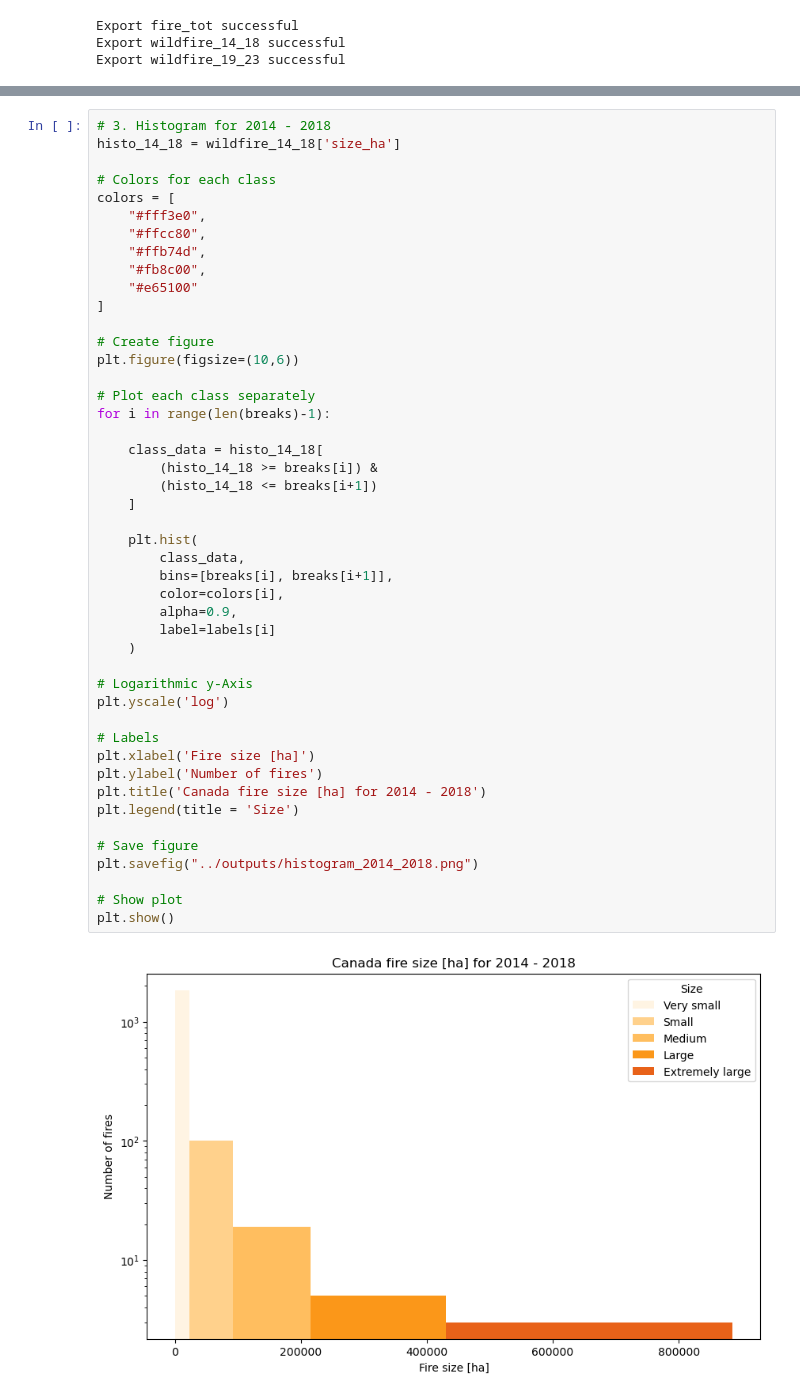
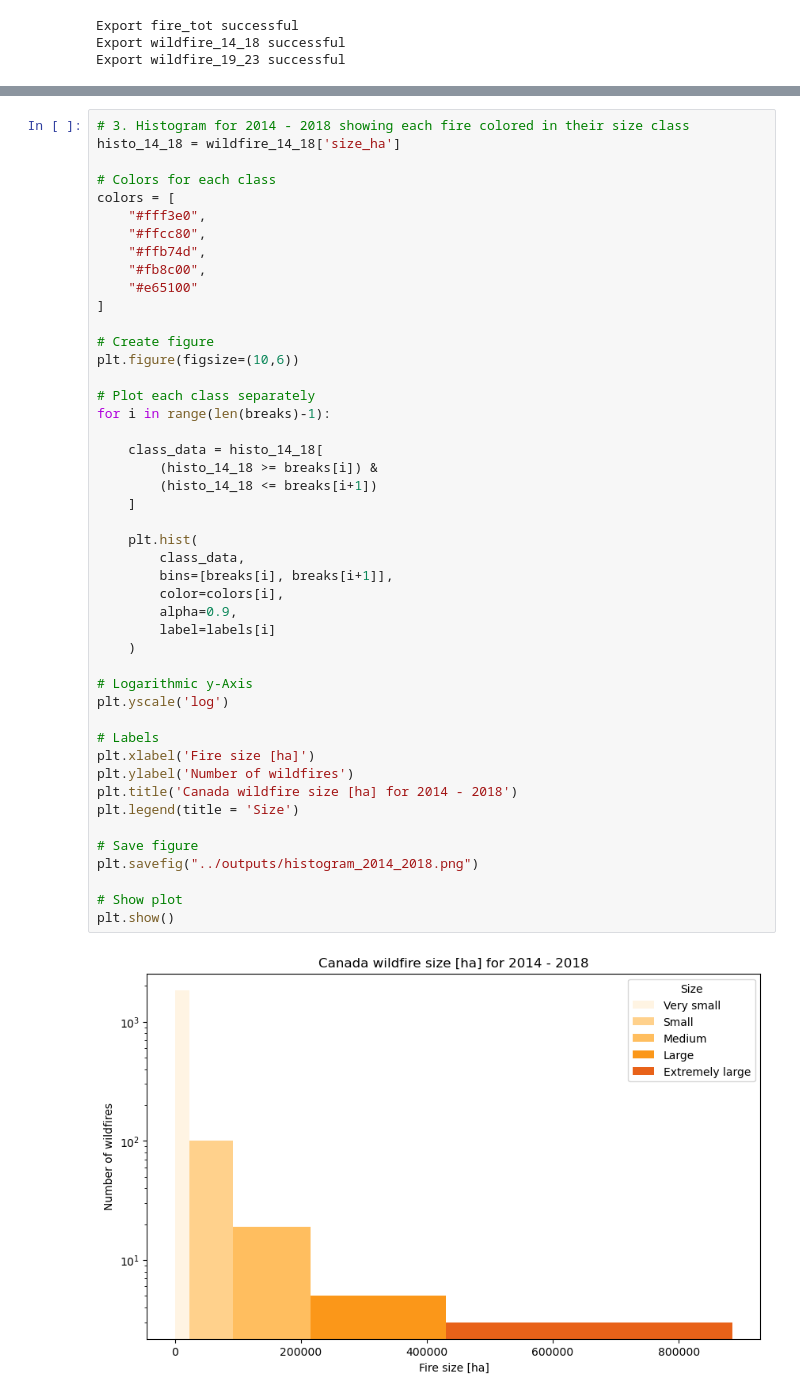
Before and after one commit to sarahhuser/Wildfire, a Jupyter notebook: notebook/Classes_Histograms.ipynb, the cells around one changed output, grey strips where cells are left out. Saved outputs shown, nothing was run; the diff lists cells and outputs as text.

```diff
--- a/notebook/Classes_Histograms.ipynb
+++ b/notebook/Classes_Histograms.ipynb
@@ -100,5 +127,5 @@ Export wildfire_19_23 successful
 # %%
-# 3. Histogram for 2014 - 2018
+# 3. Histogram for 2014 - 2018 showing each fire colored in their size class
 histo_14_18 = wildfire_14_18['size_ha']
 
 # Colors for each class
@@ -115,34 +142,34 @@ plt.figure(figsize=(10,6))
 
 # Plot each class separately
 for i in range(len(breaks)-1):
 
     class_data = histo_14_18[
         (histo_14_18 >= breaks[i]) &
         (histo_14_18 <= breaks[i+1])
     ]
 
     plt.hist(
         class_data,
         bins=[breaks[i], breaks[i+1]],
         color=colors[i],
         alpha=0.9,
         label=labels[i]
     )
 
 # Logarithmic y-Axis
 plt.yscale('log')
 
 # Labels
 plt.xlabel('Fire size [ha]')
-plt.ylabel('Number of fires')
-plt.title('Canada fire size [ha] for 2014 - 2018')
+plt.ylabel('Number of wildfires')
+plt.title('Canada wildfire size [ha] for 2014 - 2018')
 plt.legend(title = 'Size')
 
 # Save figure
 plt.savefig("../outputs/histogram_2014_2018.png")
 
 # Show plot
 plt.show()
 # %% [output]
-[figure, old version]
+[figure, new version]
 # %%
```
Also changed, not shown: parts of 8 cells of this notebook, 6 other files.
